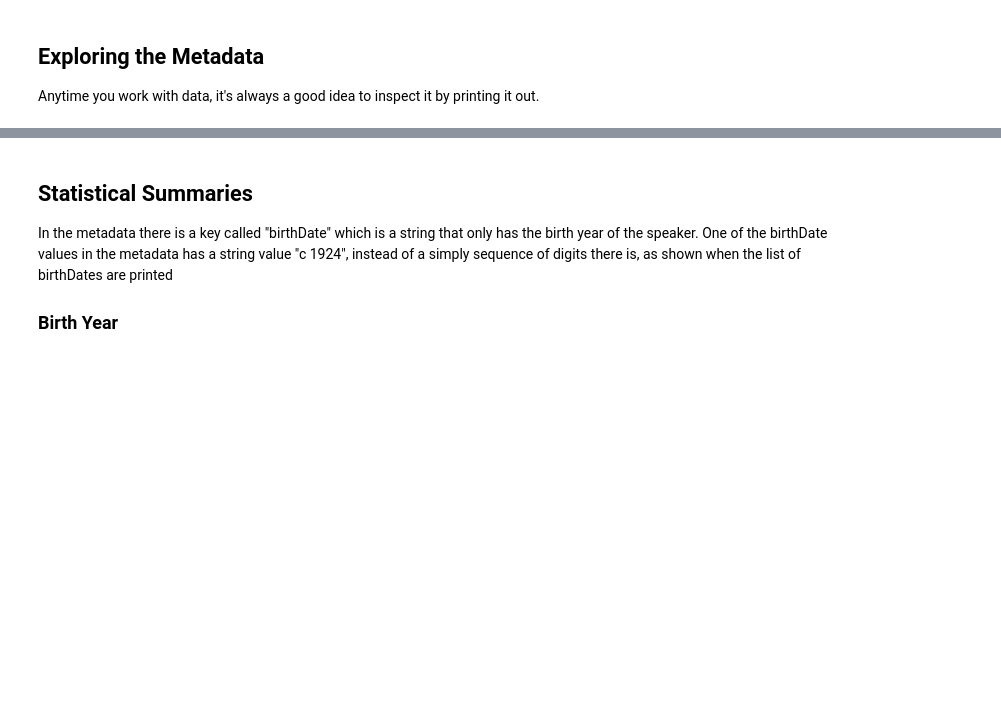
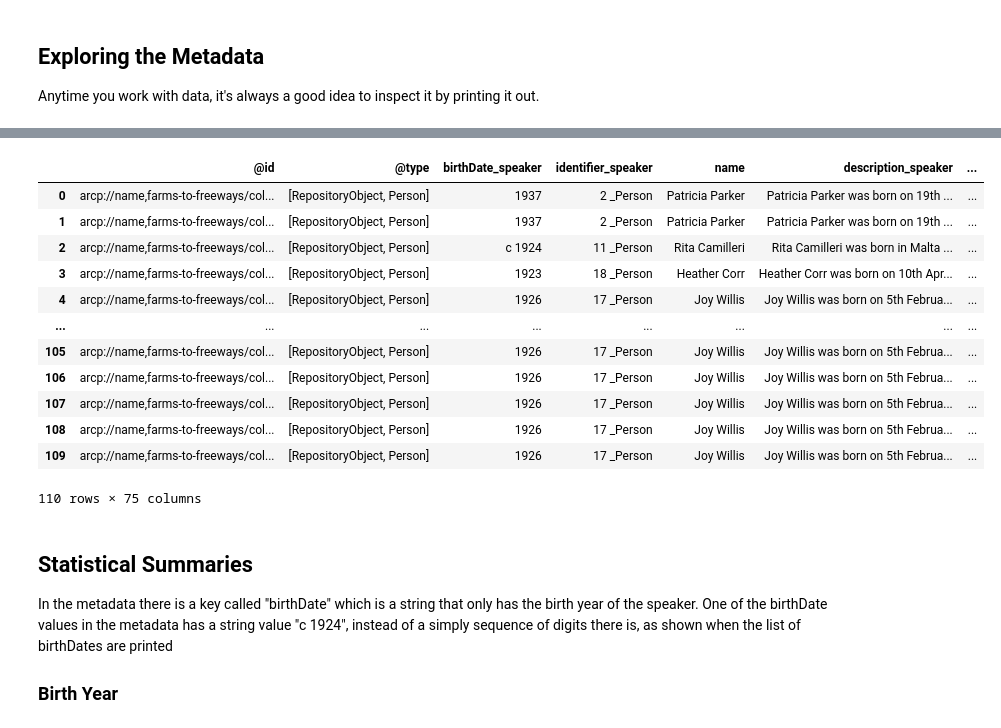
Before and after one commit to Australian-Text-Analytics-Platform/farms-to-freeways, a Jupyter notebook: ro-crate-metadata.ipynb, the cells around one changed output, grey strips where cells are left out. Saved outputs shown, nothing was run; the diff lists cells and outputs as text; code cells hidden in the pictures; blank space fills up the shorter version.

```diff
--- a/ro-crate-metadata.ipynb
+++ b/ro-crate-metadata.ipynb
@@ -310,3 +392,21 @@ new
+# %%
+new = pd.merge(left=speakers_dataframe, right=df_1, left_on='@id', right_on="speaker.@id",
+              suffixes=('_speaker', '_artefact'), how='left')
+new
+# %% [output]
+|  | @id | @type | birthDate_speaker | identifier_speaker | name | description_speaker | ... |
+| 0 | arcp://name,farms-to-freeways/col... | [RepositoryObject, Person] | 1937 | 2 _Person | Patricia Parker | Patricia Parker was born on 19th ... | ... |
+| 1 | arcp://name,farms-to-freeways/col... | [RepositoryObject, Person] | 1937 | 2 _Person | Patricia Parker | Patricia Parker was born on 19th ... | ... |
+| 2 | arcp://name,farms-to-freeways/col... | [RepositoryObject, Person] | c 1924 | 11 _Person | Rita Camilleri | Rita Camilleri was born in Malta ... | ... |
+| 3 | arcp://name,farms-to-freeways/col... | [RepositoryObject, Person] | 1923 | 18 _Person | Heather Corr | Heather Corr was born on 10th Apr... | ... |
+| 4 | arcp://name,farms-to-freeways/col... | [RepositoryObject, Person] | 1926 | 17 _Person | Joy Willis | Joy Willis was born on 5th Februa... | ... |
+| ... | ... | ... | ... | ... | ... | ... | ... |
+| 105 | arcp://name,farms-to-freeways/col... | [RepositoryObject, Person] | 1926 | 17 _Person | Joy Willis | Joy Willis was born on 5th Februa... | ... |
+| 106 | arcp://name,farms-to-freeways/col... | [RepositoryObject, Person] | 1926 | 17 _Person | Joy Willis | Joy Willis was born on 5th Februa... | ... |
+| 107 | arcp://name,farms-to-freeways/col... | [RepositoryObject, Person] | 1926 | 17 _Person | Joy Willis | Joy Willis was born on 5th Februa... | ... |
+| 108 | arcp://name,farms-to-freeways/col... | [RepositoryObject, Person] | 1926 | 17 _Person | Joy Willis | Joy Willis was born on 5th Februa... | ... |
+| 109 | arcp://name,farms-to-freeways/col... | [RepositoryObject, Person] | 1926 | 17 _Person | Joy Willis | Joy Willis was born on 5th Februa... | ... |
+110 rows × 75 columns
 # %% [markdown]
 ## Statistical Summaries
 
```
Also changed, not shown: parts of 82 cells of this notebook, 1 other file.
